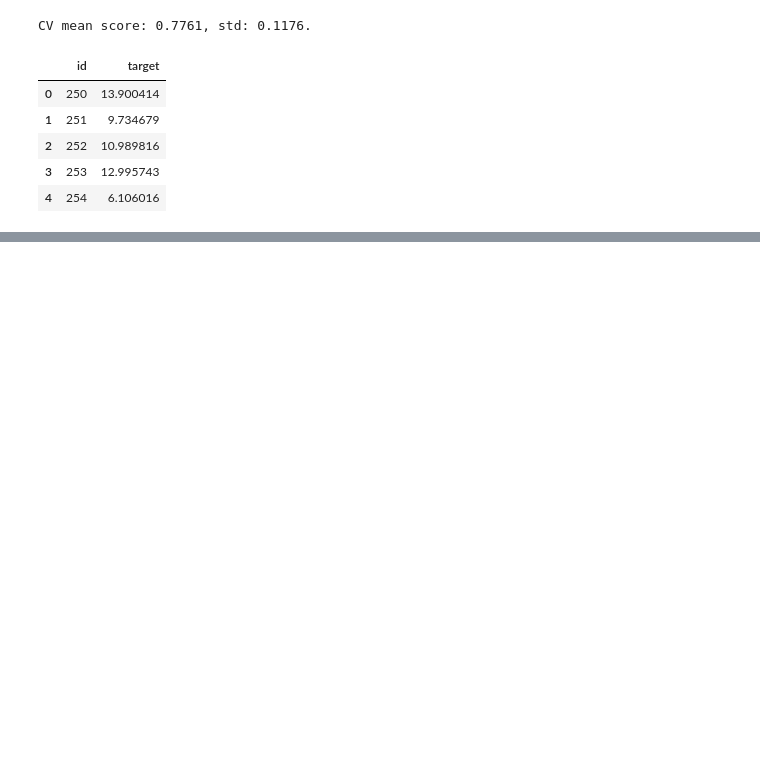
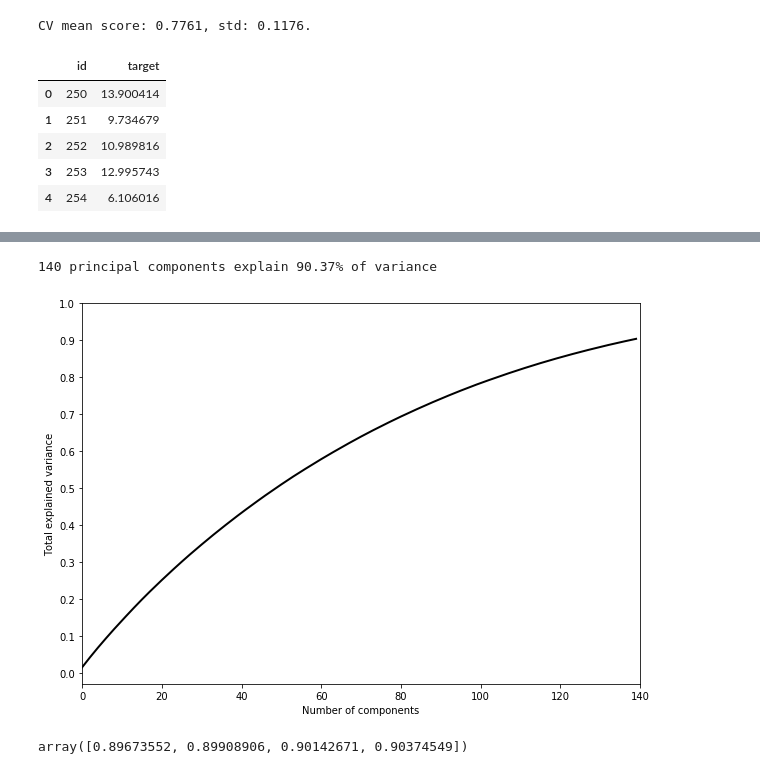
Before and after one commit to HQuality/Kagglez, a Jupyter notebook: Dont Overfit! II/Untitled.ipynb, the cells around one changed output, grey strips where cells are left out. Cells and saved outputs as stored; diff of their text form; code cells hidden in the pictures; blank space fills up the shorter version.

```diff
--- a/Dont Overfit! II/Untitled.ipynb
+++ b/Dont Overfit! II/Untitled.ipynb
@@ -1139,0 +1165,25 @@ CV mean score: 0.7761, std: 0.1176.
+# %%
+X_train = train.drop(['id', 'target'], axis=1)
+y_train = train['target']
+X_test = test.drop(['id'], axis=1)
+scaler = StandardScaler()
+X_train = scaler.fit_transform(X_train)
+X_test = scaler.transform(X_test)
+pca = PCA(n_components = 140, svd_solver = 'full', random_state = 42)
+pca.fit(X_train)
+print('%d principal components explain %.2f%% of variance' %
+      (pca.n_components_, 100 * np.cumsum(pca.explained_variance_ratio_)[-1]))
+plt.figure(figsize=(10,7))
+plt.plot(np.cumsum(pca.explained_variance_ratio_), lw=2, color='k')
+plt.xlabel('Number of components')
+plt.ylabel('Total explained variance')
+plt.xlim(0, 140)
+plt.yticks(np.arange(0, 1.1, 0.1))
+plt.show()
+# %% [output]
+140 principal components explain 90.37% of variance
+[figure, added]
+# %%
+np.cumsum(pca.explained_variance_ratio_)[-4:]
+# %% [output]
+array([0.89673552, 0.89908906, 0.90142671, 0.90374549])
```
Also changed, not shown: parts of 2 cells of this notebook.
